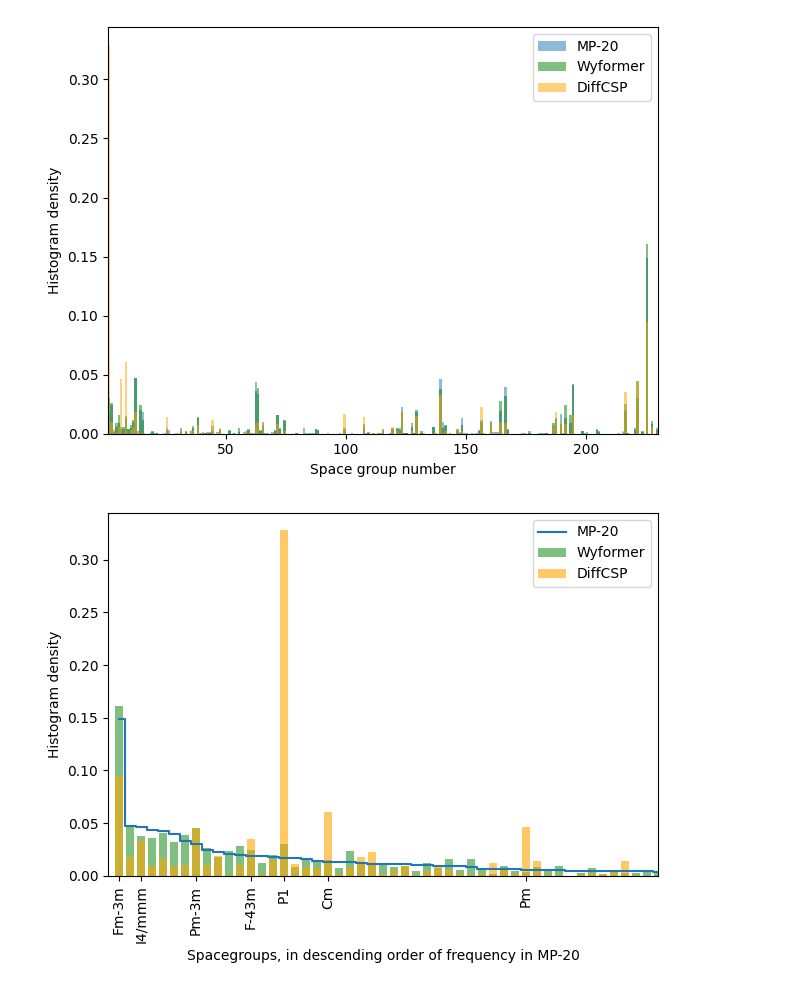
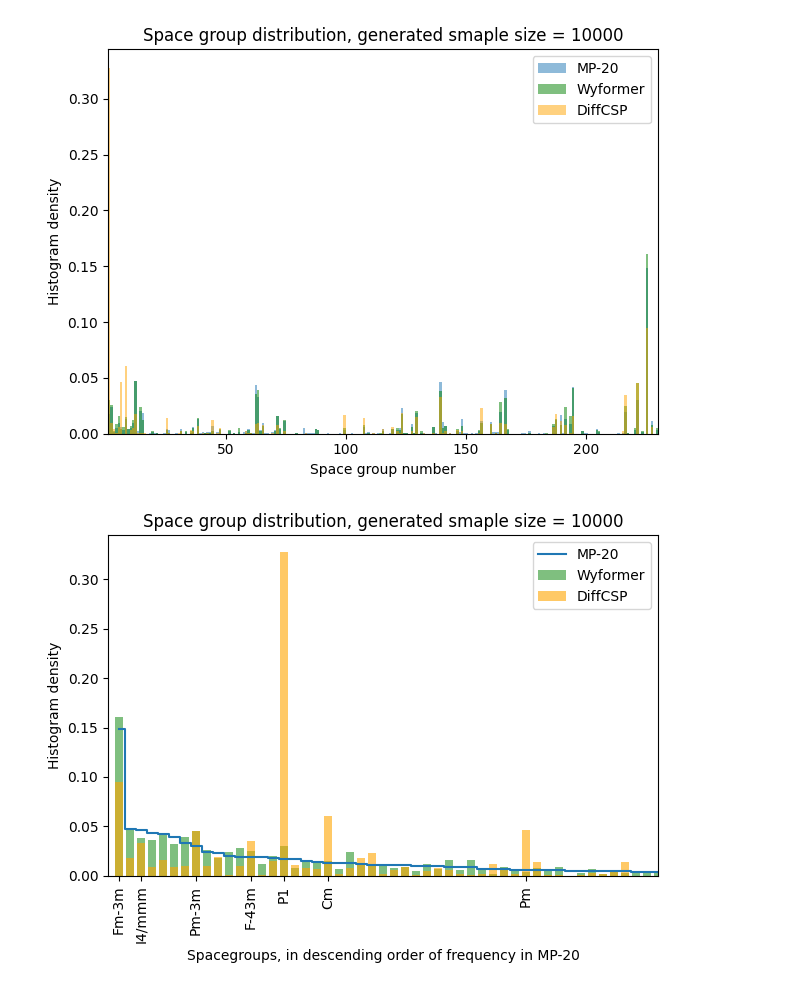
Before and after one commit to kedhip/WyckoffTransformer, a Jupyter notebook: space_group_plot.ipynb, the cells around one changed output. Saved outputs shown, nothing was run; the diff lists cells and outputs as text; code cells hidden in the pictures.

```diff
--- a/space_group_plot.ipynb
+++ b/space_group_plot.ipynb
@@ -28,10 +28,11 @@ ax.set_xlabel('Space group number')
 ax.set_ylabel('Histogram density')
 ax.legend()
 ax.set_xlim(1, 230)
+ax.set_title('Space group distribution, generated smaple size = 10000')
 fig.tight_layout()
 fig.savefig('plots/AI4AM_NeurIPS_2024/ICLR_rebuttal/space_groups_all.pdf')
 # %% [output]
-[figure, old version]
+[figure, new version]
 # %%
 sg_order = np.argsort(mp_20_sgs[0])[::-1]
 wyformer_sgs = np.histogram(generated['wyformer'].spacegroup_number, bins=range(1, 231))
@@ -42,19 +43,20 @@ import pyxtal
 # %%
 fig, ax = plt.subplots()
 
 #ax.bar(mp_20_sgs[1][:-1], mp_20_sgs[0][sg_order] / mp_20_sgs[0].sum(), alpha=0.5, label='MP-20')
 ax.bar(wyformer_sgs[1][:-1], wyformer_sgs[0][sg_order] / wyformer_sgs[0].sum(), alpha=0.5, label='Wyformer', color='green')
 #ax.bar(wyformer_diffcsp_sgs[1][:-1], wyformer_diffcsp_sgs[0][sg_order] / wyformer_diffcsp_sgs[0].sum(), alpha=0.5, label='Wyformer-DiffCSP')
 ax.bar(diffcsp_sgs[1][:-1], diffcsp_sgs[0][sg_order] / diffcsp_sgs[0].sum(), alpha=0.6, label='DiffCSP', color='orange')
 ax.step(mp_20_sgs[1][:-1], mp_20_sgs[0][sg_order] / mp_20_sgs[0].sum(), label='MP-20', where='mid')
 chosen_groups_ticks = (diffcsp_sgs[0][sg_order] / diffcsp_sgs[0].sum() > 0.03)
 ax.set_xticks(np.arange(1, 230)[chosen_groups_ticks])
 ax.set_xticklabels([pyxtal.Group(g).symbol for g in np.arange(1, 230)[sg_order][chosen_groups_ticks]], rotation=90)
 ax.set_xlabel('Spacegroups, in descending order of frequency in MP-20')
 ax.set_xlim(0, 50)
 ax.set_ylabel('Histogram density')
+ax.set_title('Space group distribution, generated smaple size = 10000')
 ax.legend()
 fig.tight_layout()
 fig.savefig('plots/AI4AM_NeurIPS_2024/ICLR_rebuttal/space_groups_top50.pdf');
 # %% [output]
-[figure, old version]
+[figure, new version]
```
Also changed, not shown: 30 other files.
